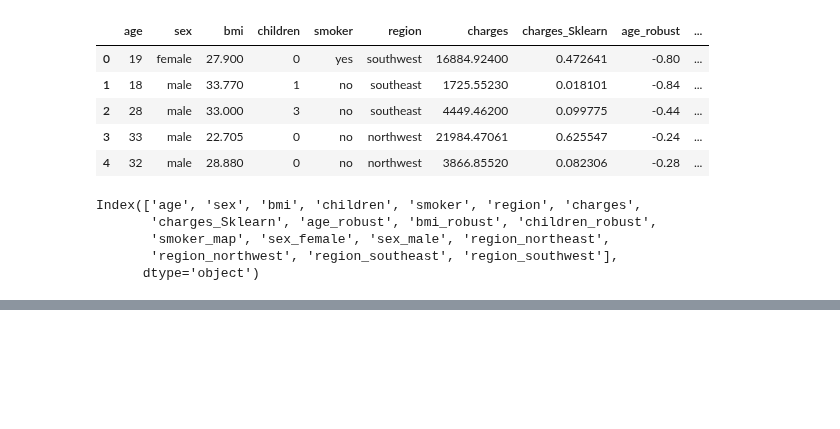
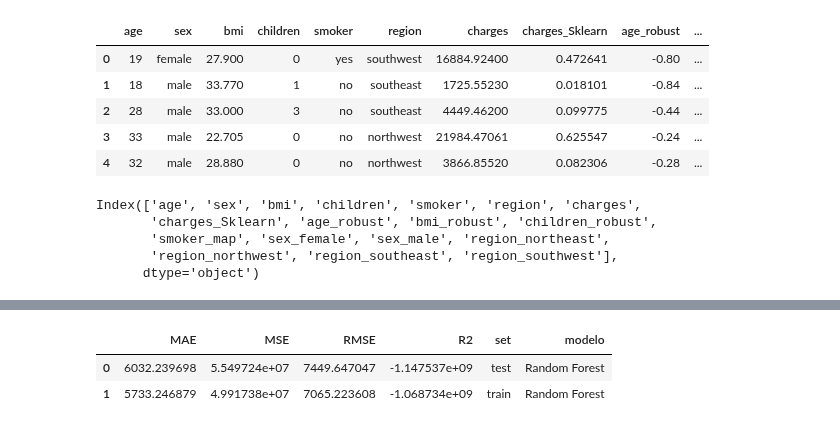
Before and after one commit to Adalab/DA-promoC-modulo3-sprint1-IreneMarta, a Jupyter notebook: regresion_linear/12-RL-RandomForest.ipynb, the cells around one changed output, grey strips where cells are left out. Drawn from its saved outputs; the diff is of its cells as text; code cells hidden in the pictures; blank space fills up the shorter version.

```diff
--- a/regresion_linear/12-RL-RandomForest.ipynb
+++ b/regresion_linear/12-RL-RandomForest.ipynb
@@ -71,0 +149,7 @@ gs_rf.fit(x_train, y_train)
+# %%
+X1 = df3.drop("charges_Sklearn", axis = 1)
+y1 = df3["charges_Sklearn"]
+# %%
+x1_train, x1_test, y1_train, y1_test = train_test_split(X1, y1, test_size = 0.2, random_state = 42)
+# %%
+gs_rf.fit(x1_train, y1_train)
@@ -71,0 +163,3 @@ gs_rf.fit(x_train, y_train)
+# %%
+y1_pred_test_rf = bosque.predict(x1_test)
+y1_pred_train_rf = bosque.predict(x1_train)
@@ -71,0 +187,7 @@ gs_rf.fit(x_train, y_train)
+# %%
+dt_results2 = metricas(y1_test, y1_train, y1_pred_test_rf, y1_pred_train_rf, "Random Forest")
+dt_results2
+# %% [output]
+|  | MAE | MSE | RMSE | R2 | set | modelo |
+| 0 | 6032.239698 | 5.549724e+07 | 7449.647047 | -1.147537e+09 | test | Random Forest |
+| 1 | 5733.246879 | 4.991738e+07 | 7065.223608 | -1.068734e+09 | train | Random Forest |
```
Also changed, not shown: parts of 11 cells of this notebook, 1 other file.
